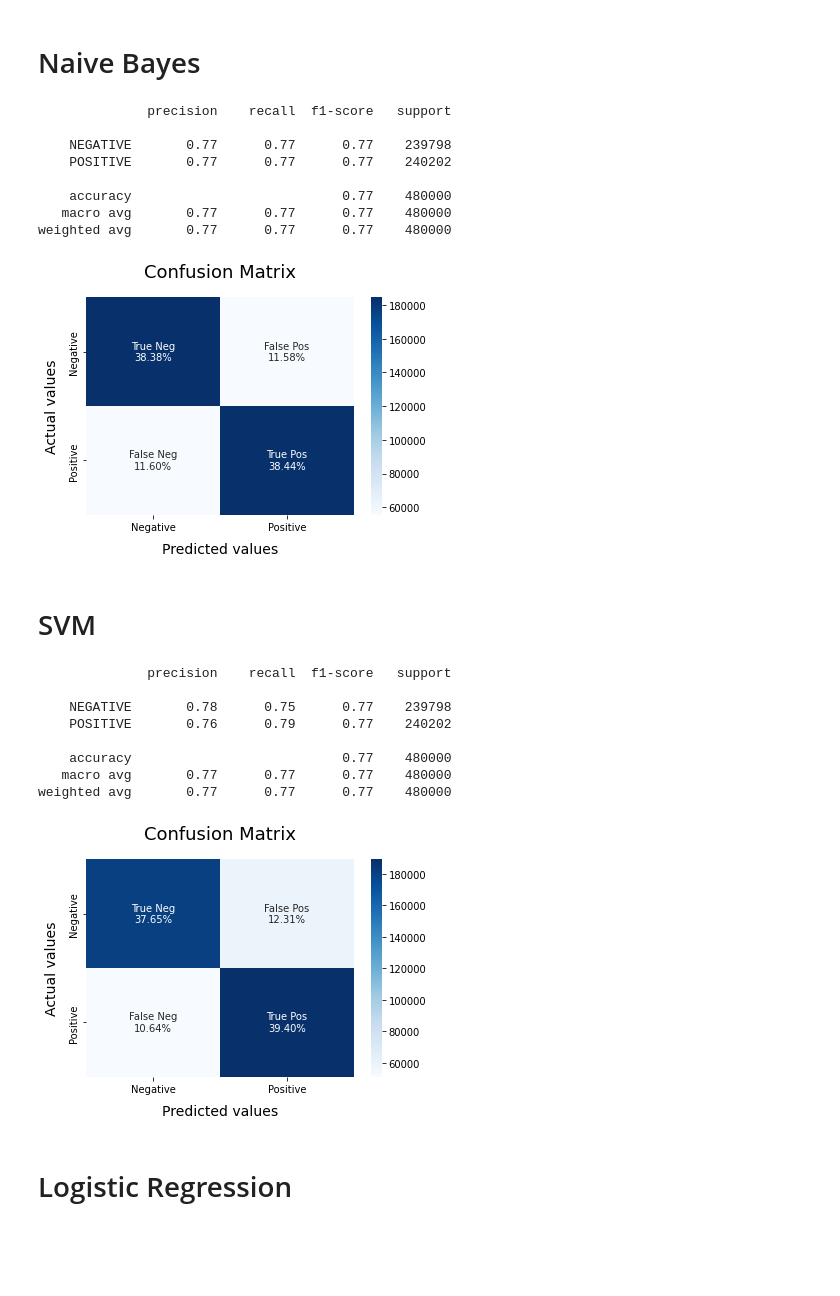
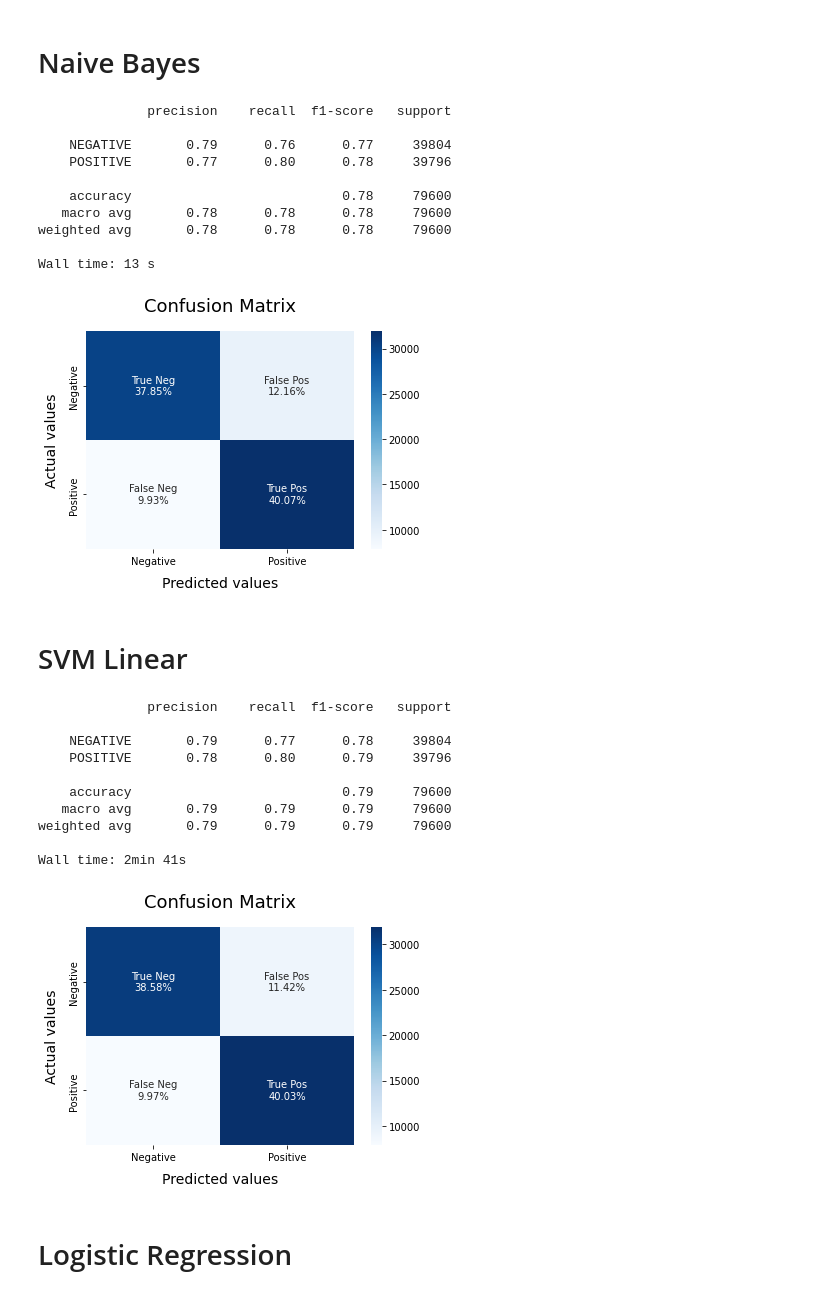
Before and after one commit to Neek0tine/Tweetoxicity, a Jupyter notebook: models/model.ipynb, the cells around one changed output. Drawn from its saved outputs; the diff is of its cells as text; code cells hidden in the pictures; blank space fills up the shorter version.

```diff
--- a/models/model.ipynb
+++ b/models/model.ipynb
@@ -87,24 +34,0 @@ Text(0.5, 1.0, 'Distribution of data')
-# %%
-%%time
-
-# Defining dictionary containing all emojis with their meanings.
-emojis = {':)': 'smile', ':-)': 'smile', ';d': 'wink', ':-E': 'vampire', ':(': 'sad',
-          ':-(': 'sad', ':-<': 'sad', ':P': 'raspberry', ':O': 'surprised',
-          ':-@': 'shocked', ':@': 'shocked',':-$': 'confused', ':\\': 'annoyed',
-          ':#': 'mute', ':X': 'mute', ':^)': 'smile', ':-&': 'confused', '$_$': 'greedy',
-          '@@': 'eyeroll', ':-!': 'confused', ':-D': 'smile', ':-0': 'yell', 'O.o': 'confused',
-          '<(-_-)>': 'robot', 'd[-_-]b': 'dj', ":'-)": 'sadsmile', ';)': 'wink',
-          ';-)': 'wink', 'O:-)': 'angel','O*-)': 'angel','(:-D': 'gossip', '=^.^=': 'cat'}
-
-def text_cleaning(text):
-
-    stop_words = stopwords.words('english')
-    lemma = WordNetLemmatizer()
-
-    for emoji in emojis.keys():
-        text = text.replace(emoji, "EMOJI" + emojis[emoji])
-    text = re.sub("@\S+|https?:\S+|http?:\S|[^A-Za-z0-9]+", ' ', str(text).lower()).strip()
-    text = ' '.join([lemma.lemmatize(word) for word in word_tokenize(text) if word not in (stop_words)])
-    return text
-
-df['cleaned_text'] = df['text'].apply(lambda x: text_cleaning(x))
@@ -145,4 +58,4 @@ from sklearn.model_selection import train_test_split
 x = df['cleaned_text']
 y = df['target']
 
-X_train, X_test, y_train, y_test = train_test_split(x, y, test_size=0.3, random_state=42)
+X_train, X_test, y_train, y_test = train_test_split(x, y, test_size=0.05, random_state=42)
@@ -152,11 +62,14 @@ train_x_vectors = vectorizer.fit_transform(X_train)
 # %%
-X_train = vectorizer.transform(X_train)
-X_test = vectorizer.transform(X_test)
+vectorizer = TfidfVectorizer(ngram_range=(1,2), max_features=500000)
+vectorizer.fit_transform(X_train)
+
+train_x_vector = vectorizer.transform(X_train)
+test_x_vector =  vectorizer.transform(X_test)
 # %%
 def model_Evaluate(model):
 
     # Predict values for Test dataset
-    y_pred = model.predict(X_test)
+    y_pred = model.predict(test_x_vector)
 
     # Print the evaluation metrics for the dataset.
     print(classification_report(y_test, y_pred))
@@ -180,35 +93,44 @@ def model_Evaluate(model):
 # %% [markdown]
 # Naive Bayes
 # %%
-BNBmodel = BernoulliNB(alpha = 2)
-BNBmodel.fit(X_train, y_train)
+%%time
+BNBmodel = BernoulliNB()
+BNBmodel.fit(train_x_vector, y_train)
 model_Evaluate(BNBmodel)
 # %% [output]
               precision    recall  f1-score   support
 
-    NEGATIVE       0.77      0.77      0.77    239798
-    POSITIVE       0.77      0.77      0.77    240202
+    NEGATIVE       0.79      0.76      0.77     39804
+    POSITIVE       0.77      0.80      0.78     39796
 
-    accuracy                           0.77    480000
-   macro avg       0.77      0.77      0.77    480000
-weighted avg       0.77      0.77      0.77    480000
+    accuracy                           0.78     79600
+   macro avg       0.78      0.78      0.78     79600
+weighted avg       0.78      0.78      0.78     79600
+
+Wall time: 13 s
-[figure, old version]
+[figure, new version]
 # %% [markdown]
-# SVM
+# SVM Linear
 # %%
+%%time
+from sklearn.calibration import CalibratedClassifierCV
+
 SVCmodel = LinearSVC()
-SVCmodel.fit(X_train, y_train)
+SVCmodel = CalibratedClassifierCV(SVCmodel)
+SVCmodel.fit(train_x_vector, y_train)
 model_Evaluate(SVCmodel)
 # %% [output]
               precision    recall  f1-score   support
 
-    NEGATIVE       0.78      0.75      0.77    239798
-    POSITIVE       0.76      0.79      0.77    240202
+    NEGATIVE       0.79      0.77      0.78     39804
+    POSITIVE       0.78      0.80      0.79     39796
 
-    accuracy                           0.77    480000
-   macro avg       0.77      0.77      0.77    480000
-weighted avg       0.77      0.77      0.77    480000
+    accuracy                           0.79     79600
+   macro avg       0.79      0.79      0.79     79600
+weighted avg       0.79      0.79      0.79     79600
+
+Wall time: 2min 41s
-[figure, old version]
+[figure, new version]
 # %% [markdown]
 # Logistic Regression
 # %%
```
Also changed, not shown: parts of 29 cells of this notebook, 2 other files.
